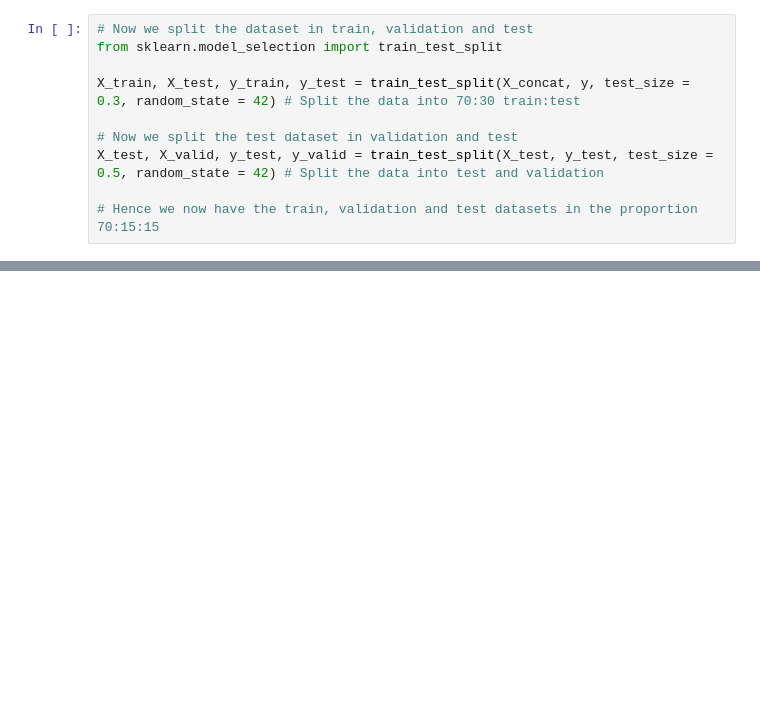
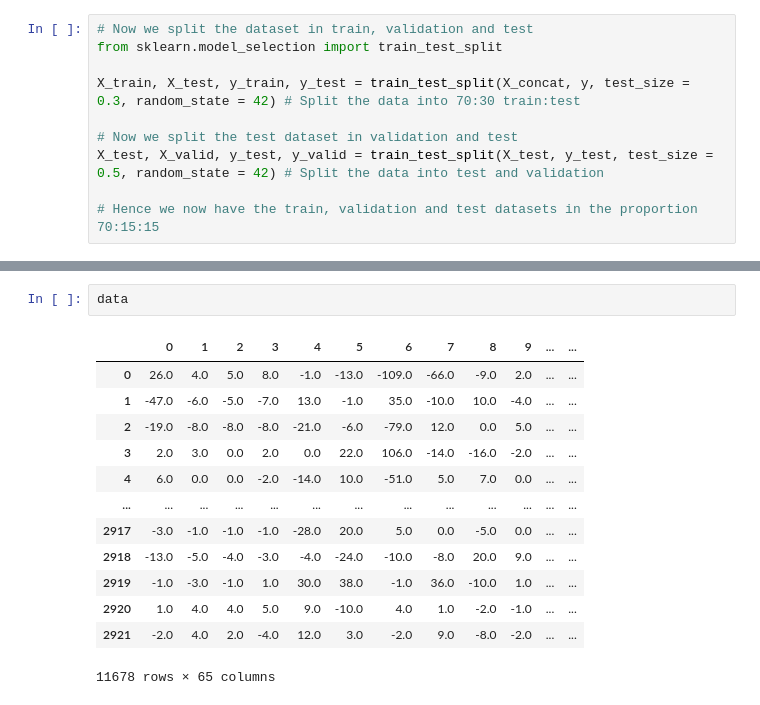
Before and after one commit to TheShiningVampire/DS203_Programming_Assignments, a Jupyter notebook: Assignment_4/18D070067_A7.ipynb, the cells around one changed output, grey strips where cells are left out. Cells and saved outputs as stored; diff of their text form; blank space fills up the shorter version.

```diff
--- a/Assignment_4/18D070067_A7.ipynb
+++ b/Assignment_4/18D070067_A7.ipynb
@@ -475,0 +1030,16 @@ RandomForestRegressor_model.fit(X_train, y_train)
+# %%
+data
+# %% [output]
+|  | 0 | 1 | 2 | 3 | 4 | 5 | 6 | 7 | 8 | 9 | ... | ... |
+| 0 | 26.0 | 4.0 | 5.0 | 8.0 | -1.0 | -13.0 | -109.0 | -66.0 | -9.0 | 2.0 | ... | ... |
+| 1 | -47.0 | -6.0 | -5.0 | -7.0 | 13.0 | -1.0 | 35.0 | -10.0 | 10.0 | -4.0 | ... | ... |
+| 2 | -19.0 | -8.0 | -8.0 | -8.0 | -21.0 | -6.0 | -79.0 | 12.0 | 0.0 | 5.0 | ... | ... |
+| 3 | 2.0 | 3.0 | 0.0 | 2.0 | 0.0 | 22.0 | 106.0 | -14.0 | -16.0 | -2.0 | ... | ... |
+| 4 | 6.0 | 0.0 | 0.0 | -2.0 | -14.0 | 10.0 | -51.0 | 5.0 | 7.0 | 0.0 | ... | ... |
+| ... | ... | ... | ... | ... | ... | ... | ... | ... | ... | ... | ... | ... |
+| 2917 | -3.0 | -1.0 | -1.0 | -1.0 | -28.0 | 20.0 | 5.0 | 0.0 | -5.0 | 0.0 | ... | ... |
+| 2918 | -13.0 | -5.0 | -4.0 | -3.0 | -4.0 | -24.0 | -10.0 | -8.0 | 20.0 | 9.0 | ... | ... |
+| 2919 | -1.0 | -3.0 | -1.0 | 1.0 | 30.0 | 38.0 | -1.0 | 36.0 | -10.0 | 1.0 | ... | ... |
+| 2920 | 1.0 | 4.0 | 4.0 | 5.0 | 9.0 | -10.0 | 4.0 | 1.0 | -2.0 | -1.0 | ... | ... |
+| 2921 | -2.0 | 4.0 | 2.0 | -4.0 | 12.0 | 3.0 | -2.0 | 9.0 | -8.0 | -2.0 | ... | ... |
+11678 rows × 65 columns
```
Also changed, not shown: parts of 93 cells of this notebook, 7 other files.
